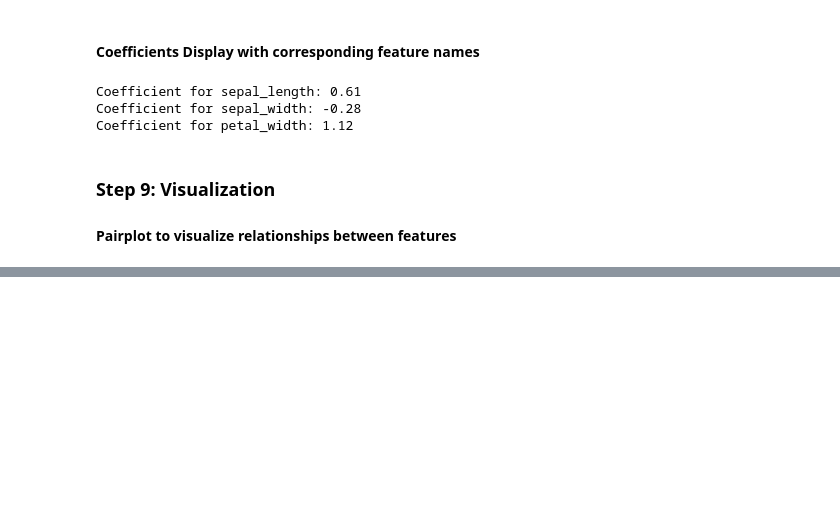
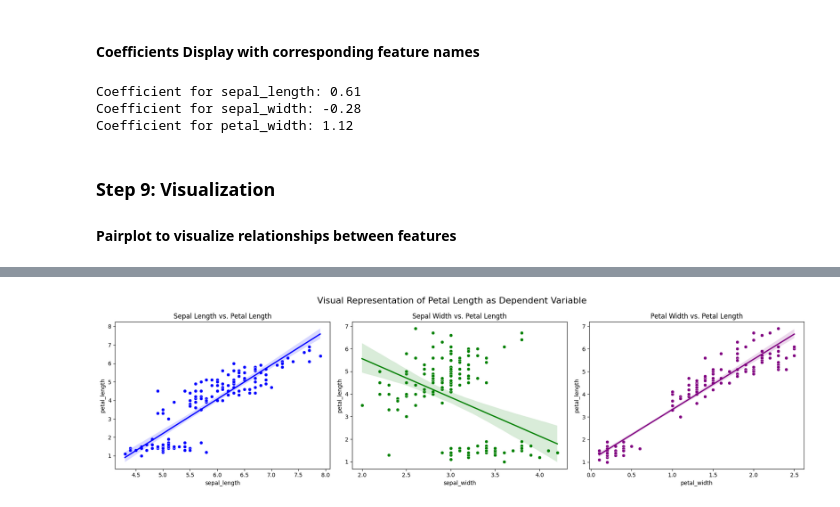
Before and after one commit to IamImji/MeXE402_Midterm_-CatapangJamilDarriusCatapang_GarciaMarkJefferson, a Jupyter notebook: Linear Regression/Linear Regression - Iris Dataset.ipynb, the cells around one changed output, grey strips where cells are left out. Drawn from its saved outputs; the diff is of its cells as text; code cells hidden in the pictures; blank space fills up the shorter version.

```diff
--- a/Linear Regression/Linear Regression - Iris Dataset.ipynb
+++ b/Linear Regression/Linear Regression - Iris Dataset.ipynb
@@ -324,0 +313,28 @@ plt.show()
+# %%
+import matplotlib.pyplot as plt
+import seaborn as sns
+
+# Create a figure with subplots for each feature vs. petal length
+fig, axes = plt.subplots(1, 3, figsize=(18, 5))
+
+# Scatter plot for Sepal Length vs. Petal Length
+sns.scatterplot(x='sepal_length', y='petal_length', data=iris_data, ax=axes[0], color="blue")
+sns.regplot(x='sepal_length', y='petal_length', data=iris_data, ax=axes[0], scatter=False, color="blue")
+axes[0].set_title('Sepal Length vs. Petal Length')
+
+# Scatter plot for Sepal Width vs. Petal Length
+sns.scatterplot(x='sepal_width', y='petal_length', data=iris_data, ax=axes[1], color="green")
+sns.regplot(x='sepal_width', y='petal_length', data=iris_data, ax=axes[1], scatter=False, color="green")
+axes[1].set_title('Sepal Width vs. Petal Length')
+
+# Scatter plot for Petal Width vs. Petal Length
+sns.scatterplot(x='petal_width', y='petal_length', data=iris_data, ax=axes[2], color="purple")
+sns.regplot(x='petal_width', y='petal_length', data=iris_data, ax=axes[2], scatter=False, color="purple")
+axes[2].set_title('Petal Width vs. Petal Length')
+
+# Display the plots
+plt.suptitle('Visual Representation of Petal Length as Dependent Variable', fontsize=16)
+plt.tight_layout()
+plt.show()
+# %% [output]
+[figure, added]
```
Also changed, not shown: parts of 2 cells of this notebook.
